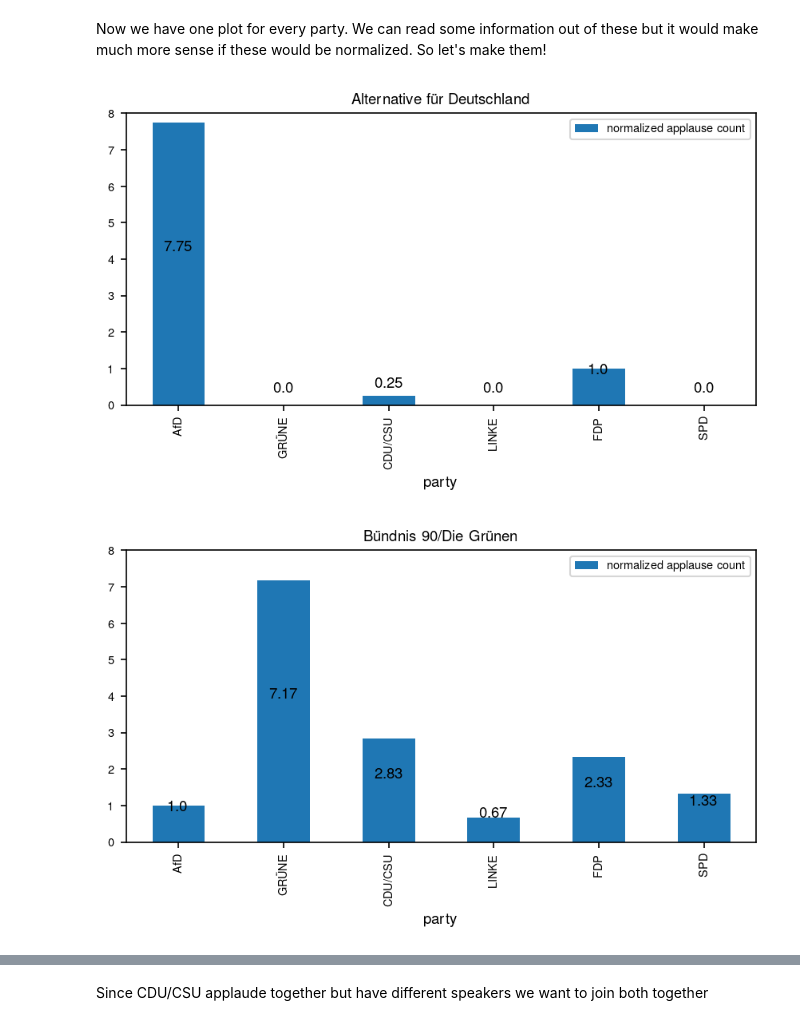
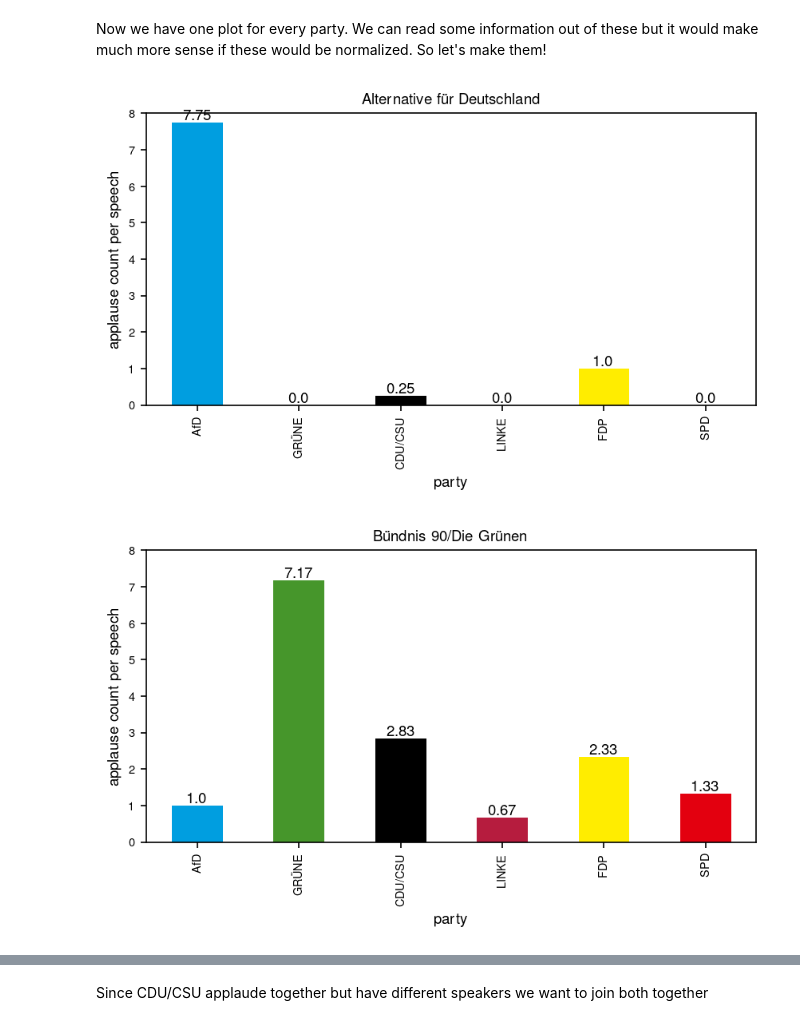
Before and after one commit to lukassailer/dl-bundestag, a Jupyter notebook: exp/comment_processing_03.ipynb, the cells around one changed output, grey strips where cells are left out. Saved outputs shown, nothing was run; the diff lists cells and outputs as text; code cells hidden in the pictures.

```diff
--- a/exp/comment_processing_03.ipynb
+++ b/exp/comment_processing_03.ipynb
@@ -39,9 +40,9 @@ applauseDFs = [(party, countApplause(comments))
 # plot
 for (party, applauseDF) in applauseDFs:
     ax = applauseDF.plot.bar(
-        x="party", y="applause count", title=party)
+        x="party", y="applause count", ylabel="applause count", legend=False, title=party, color=sixParties)
     for p in ax.patches:
         ax.annotate(p.get_height(),
-                    (p.get_x()+p.get_width()/2., p.get_height()/2),
-                    ha='center', va='center', xytext=(0, 10), textcoords='offset points')
+                    (p.get_x()+p.get_width()/2., p.get_height()),
+                    ha='center', va='center', xytext=(0, 4), textcoords='offset points')
 # %% [output]
@@ -57,15 +58,15 @@ Now we have one plot for every party. We can read some information out of these
 # %%
 for (party, applauseDF) in applauseDFs:
     applauseDF["normalized applause count"] = np.round(
         applauseDF["applause count"] / len(dataExtracted[dataExtracted["main-speaker-party"] == party]), 2)
 
     # plot
     ax = applauseDF.plot.bar(
-        x="party", y="normalized applause count", title=party, ylim=(0, 8))  # hard coded y-axis!
+        x="party", y="normalized applause count", ylabel="applause count per speech", legend=False, title=party, ylim=(0, 8), color=sixParties)  # hard coded y-axis!
     for p in ax.patches:
         ax.annotate(p.get_height(),
-                    (p.get_x()+p.get_width()/2., p.get_height()/2),
-                    ha='center', va='center', xytext=(0, 10), textcoords='offset points')
+                    (p.get_x()+p.get_width()/2., p.get_height()),
+                    ha='center', va='center', xytext=(0, 4), textcoords='offset points')
 # %% [output]
-[figure, old version]
+[figure, new version]
-[figure, old version]
+[figure, new version]
```
Also changed, not shown: parts of 5 cells of this notebook, 3 other files.
